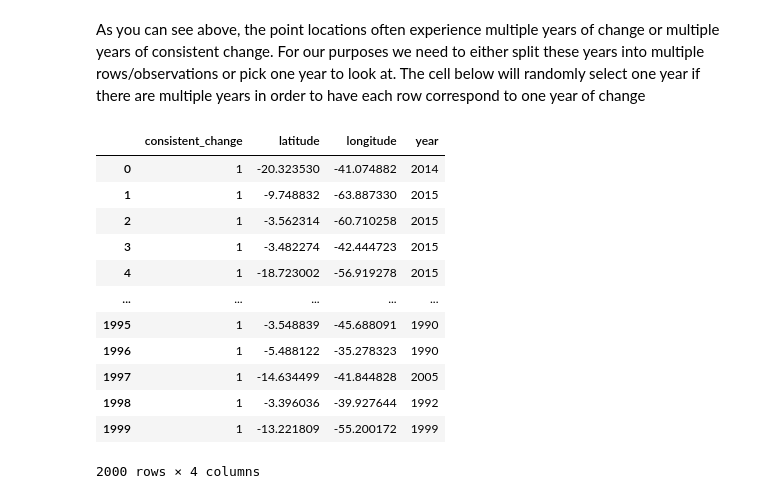
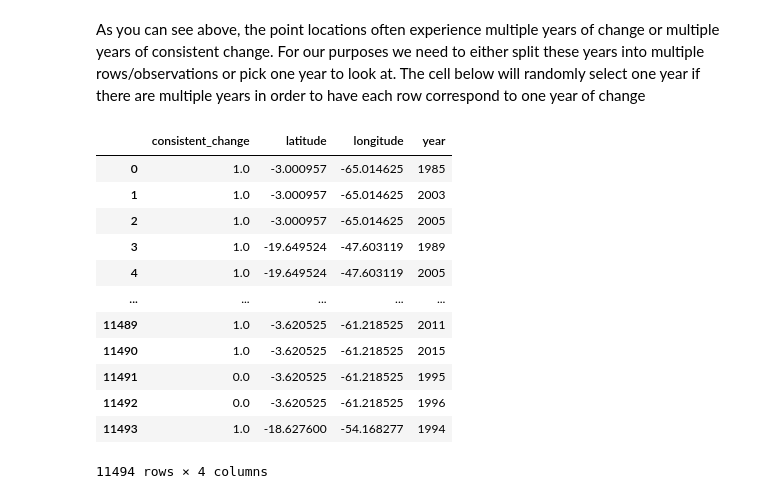
Before and after one commit to ntag1618/rw-dynamicworld-cd, a Jupyter notebook: Notebooks/Sample_Training_Points.ipynb, the cells around one changed output. Cells and saved outputs as stored; diff of their text form; code cells hidden in the pictures.

```diff
--- a/Notebooks/Sample_Training_Points.ipynb
+++ b/Notebooks/Sample_Training_Points.ipynb
@@ -404,0 +448,13 @@ Map(center=[-9, -51], controls=(WidgetControl(options=['position'], widget=HBox(
+# %%
+
+#Define list of images and the corresponding names (which will be used as column names) to sample for covariates
+image_list = [lc_one_change_image,lc_consistent_change_two_years_image]
+
+image_name_list = ['one_change','consistent_change_two_years']
+
+#Reproject images to original reprojection
+#image_list = [x.reproject(crs=crs,crsTransform=crsTransform) for x in image_list]
+
+#Define years to sample value sin
+years = lc_consistent_change_two_years_image.bandNames().getInfo()
+print(years)
@@ -467,15 +571,15 @@ def get_years_of_consistent_change(df,column_names,years):
 #Define list of column prefixes
 ordered_columns = ['one_change','consistent_change_two_years']
 #Get list of year names to loop over
-year_names = years_for_three_change#[intBandNames[x] for x in years_for_three_change]
+year_names = years#[intBandNames[x] for x in years_for_three_change]
 
 #Apply function to convert wide frame to narrow frame
-collapsed_df = get_years_of_consistent_change(band_sample_df,ordered_columns,year_names)
+collapsed_df = get_years_of_consistent_change(training_points_wide,ordered_columns,year_names)
 collapsed_df = collapsed_df[ordered_columns]
 #Merge with sample point locations and consistent change status
 merged_collapsed_df = pd.concat([training_points,collapsed_df],axis=1)
 #Export to csv
-merged_collapsed_df.to_csv('/Users/kristine/Downloads/Sample_Points_1000_narrow.csv',index=False)
+merged_collapsed_df.to_csv('/Users/kristine/Downloads/Sample_Points_10K_narrow.csv',index=False)
 #Display
 merged_collapsed_df
 # %% [output]
@@ -495,41 +643,41 @@ merged_collapsed_df
 # %% [markdown]
 As you can see above, the point locations often experience multiple years of change or multiple years of consistent change. For our purposes we need to either split these years into multiple rows/observations or pick one year to look at. The cell below will randomly select one year if there are multiple years in order to have each row correspond to one year of change
 # %%
-#Copy dataframe
-one_year_df = merged_collapsed_df.copy()
-#Loop through rows of dataframe
-for i,row in one_year_df.iterrows():
-    #If the row has consistent change
-    if row['consistent_change_two_years'] is not None:
-        #Replace "2" value in consistent change with "1"
-        one_year_df.at[i,'consistent_change'] = 1
-        #Split element into list and choose a random sample
-        years = row['consistent_change_two_years'].split(' ')
-        one_year_df.at[i,'year'] = random.choice(years)
+# #Copy dataframe
+# one_year_df = merged_collapsed_df.copy()
+# #Loop through rows of dataframe
+# for i,row in one_year_df.iterrows():
+#     #If the row has consistent change
+#     if row['consistent_change_two_years'] is not None:
+#         #Replace "2" value in consistent change with "1"
+#         one_year_df.at[i,'consistent_change'] = 1
+#         #Split element into list and choose a random sample
+#         years = row['consistent_change_two_years'].split(' ')
+#         one_year_df.at[i,'year'] = random.choice(years)
 
-    else:
-        #Replace "1" value with "0"
-        one_year_df.at[i,'consistent_change'] = 0
-        #Split element into list and choose a random sample
-        years = row['one_change'].split(' ')
-        one_year_df.at[i,'year'] = random.choice(years)
+#     else:
+#         #Replace "1" value with "0"
+#         one_year_df.at[i,'consistent_change'] = 0
+#         #Split element into list and choose a random sample
+#         years = row['one_change'].split(' ')
+#         one_year_df.at[i,'year'] = random.choice(years)
 
 #Select appropriate columns and display
-one_year_df = one_year_df[['consistent_change','latitude','longitude','year']]
+#one_year_df = one_year_df[['consistent_change','latitude','longitude','year']]
 #Sample_Points_1000
-one_year_df.to_csv('/Users/kristine/Downloads/Sample_Points_1000_wchange.csv',index=False)
+one_year_df.to_csv('/Users/kristine/Downloads/Sample_Points_10K_wchange.csv',index=False)
 one_year_df
 # %% [output]
 |  | consistent_change | latitude | longitude | year |
-| 0 | 1 | -20.323530 | -41.074882 | 2014 |
-| 1 | 1 | -9.748832 | -63.887330 | 2015 |
-| 2 | 1 | -3.562314 | -60.710258 | 2015 |
-| 3 | 1 | -3.482274 | -42.444723 | 2015 |
-| 4 | 1 | -18.723002 | -56.919278 | 2015 |
+| 0 | 1.0 | -3.000957 | -65.014625 | 1985 |
+| 1 | 1.0 | -3.000957 | -65.014625 | 2003 |
+| 2 | 1.0 | -3.000957 | -65.014625 | 2005 |
+| 3 | 1.0 | -19.649524 | -47.603119 | 1989 |
+| 4 | 1.0 | -19.649524 | -47.603119 | 2005 |
 | ... | ... | ... | ... | ... |
-| 1995 | 1 | -3.548839 | -45.688091 | 1990 |
-| 1996 | 1 | -5.488122 | -35.278323 | 1990 |
-| 1997 | 1 | -14.634499 | -41.844828 | 2005 |
-| 1998 | 1 | -3.396036 | -39.927644 | 1992 |
-| 1999 | 1 | -13.221809 | -55.200172 | 1999 |
+| 11489 | 1.0 | -3.620525 | -61.218525 | 2011 |
+| 11490 | 1.0 | -3.620525 | -61.218525 | 2015 |
+| 11491 | 0.0 | -3.620525 | -61.218525 | 1995 |
+| 11492 | 0.0 | -3.620525 | -61.218525 | 1996 |
+| 11493 | 1.0 | -18.627600 | -54.168277 | 1994 |
-2000 rows × 4 columns
+11494 rows × 4 columns
```
Also changed, not shown: parts of 17 cells of this notebook, 1 other file.
